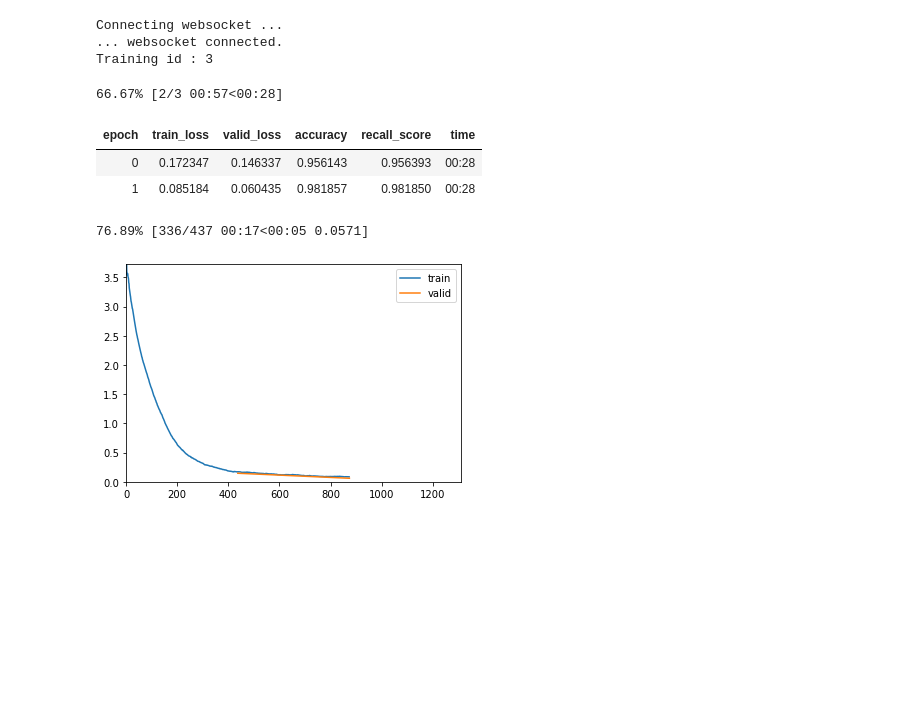
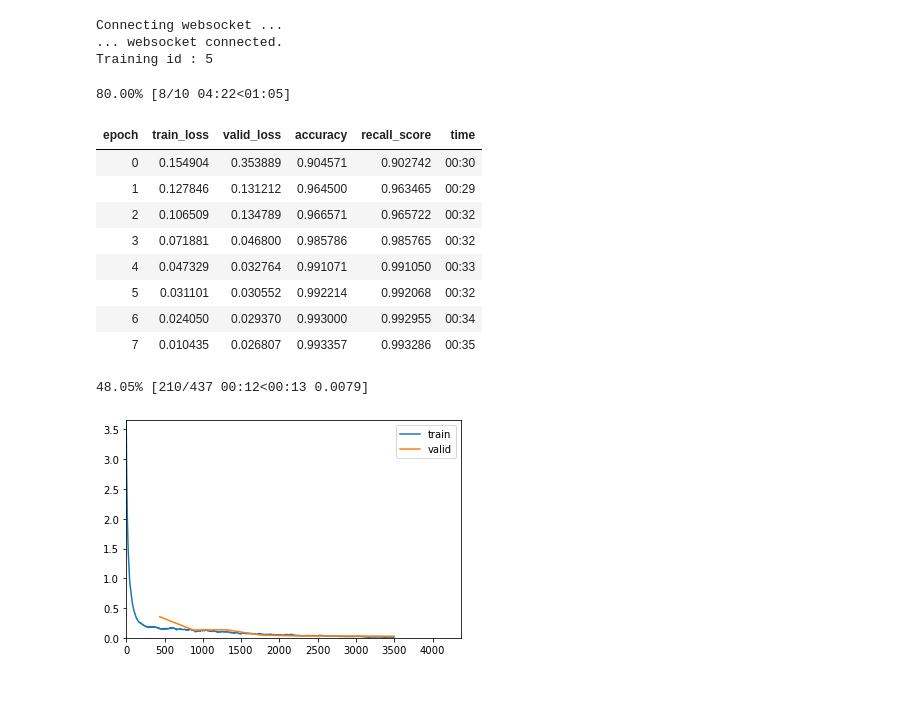
Before and after one commit to joatom/watchtrain, a Jupyter notebook: train_fastai.ipynb, the cells around one changed output. Drawn from its saved outputs; the diff is of its cells as text; code cells hidden in the pictures; blank space fills up the shorter version.

```diff
--- a/train_fastai.ipynb
+++ b/train_fastai.ipynb
@@ -21,16 +52,26 @@ learn = cnn_learner(dls, resnet18, metrics=[accuracy, Recall(average='macro')])
 #to(memory_format=torch.channels_last) #issue54404
 # %%
-learn.unfreeze
-learn.fit_one_cycle(3, lr_max = 5e-3, cbs=[ShowGraphCallback(), WebsocketLogger('ws://maichine:8555/ws/watchtrain/producer/99879')])
+#learn.fit(3, lr=1e-3, cbs=[ShowGraphCallback(), WebsocketLogger('ws://maichine:8555/ws/watchtrain/producer/99879')])
-# %% [output]
-Connecting websocket ...
-... websocket connected.
-Training id : 3
-66.67% [2/3 00:57<00:28]
-| epoch | train_loss | valid_loss | accuracy | recall_score | time |
-| 0 | 0.172347 | 0.146337 | 0.956143 | 0.956393 | 00:28 |
-| 1 | 0.085184 | 0.060435 | 0.981857 | 0.981850 | 00:28 |
-76.89% [336/437 00:17<00:05 0.0571]
-[figure, removed]
+# %%
+learn = cnn_learner(dls, resnet18, pretrained = False, metrics=[accuracy, Recall(average='macro')]) #, Precision(average='macro')
+
+learn.unfreeze
+learn.fit_one_cycle(10, lr_max = 5e-3, cbs=[ShowGraphCallback(), WebsocketLogger('ws://maichine:8555/ws/watchtrain/producer/99879')])
+# %% [output]
+Connecting websocket ...
+... websocket connected.
+Training id : 5
+80.00% [8/10 04:22<01:05]
+| epoch | train_loss | valid_loss | accuracy | recall_score | time |
+| 0 | 0.154904 | 0.353889 | 0.904571 | 0.902742 | 00:30 |
+| 1 | 0.127846 | 0.131212 | 0.964500 | 0.963465 | 00:29 |
+| 2 | 0.106509 | 0.134789 | 0.966571 | 0.965722 | 00:32 |
+| 3 | 0.071881 | 0.046800 | 0.985786 | 0.985765 | 00:32 |
+| 4 | 0.047329 | 0.032764 | 0.991071 | 0.991050 | 00:33 |
+| 5 | 0.031101 | 0.030552 | 0.992214 | 0.992068 | 00:32 |
+| 6 | 0.024050 | 0.029370 | 0.993000 | 0.992955 | 00:34 |
+| 7 | 0.010435 | 0.026807 | 0.993357 | 0.993286 | 00:35 |
+48.05% [210/437 00:12<00:13 0.0079]
+[figure, added]
 # %% [markdown]
 ####
```
Also changed, not shown: parts of 3 cells of this notebook, 18 other files.
